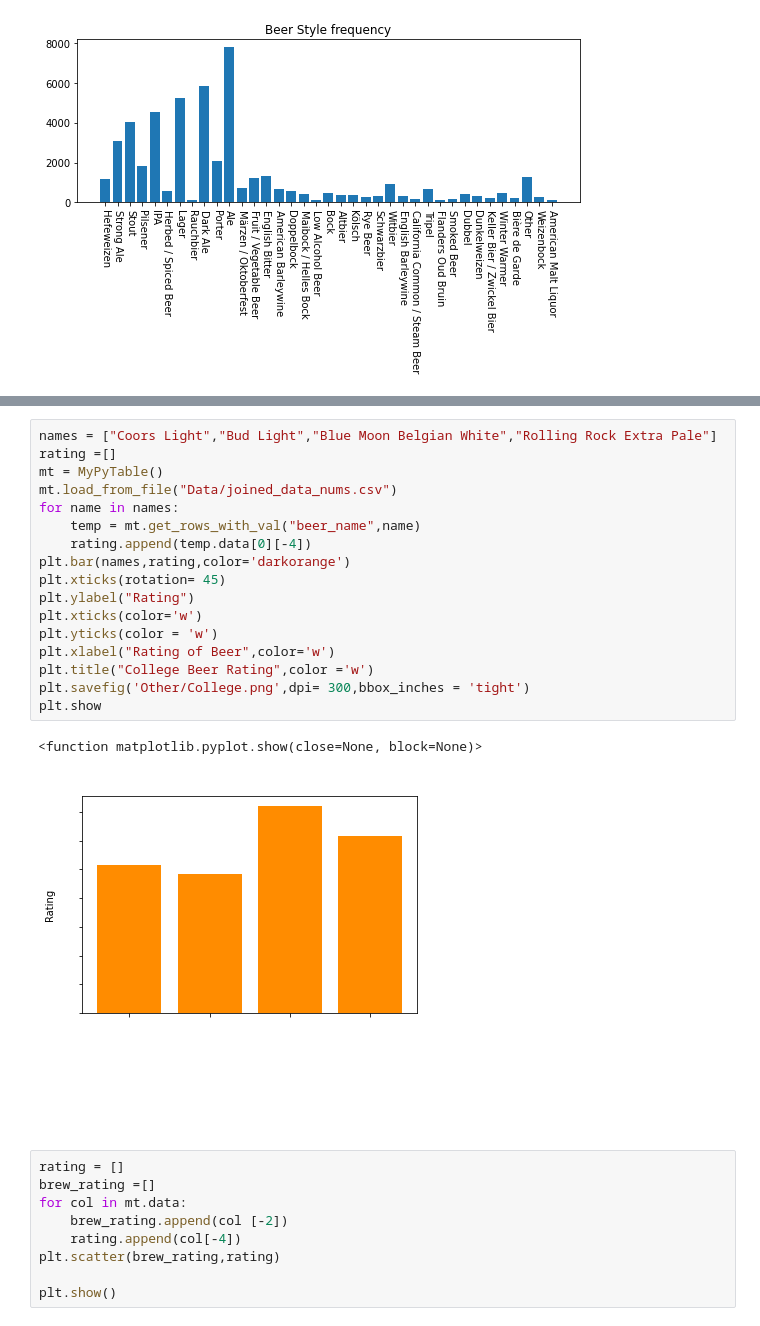
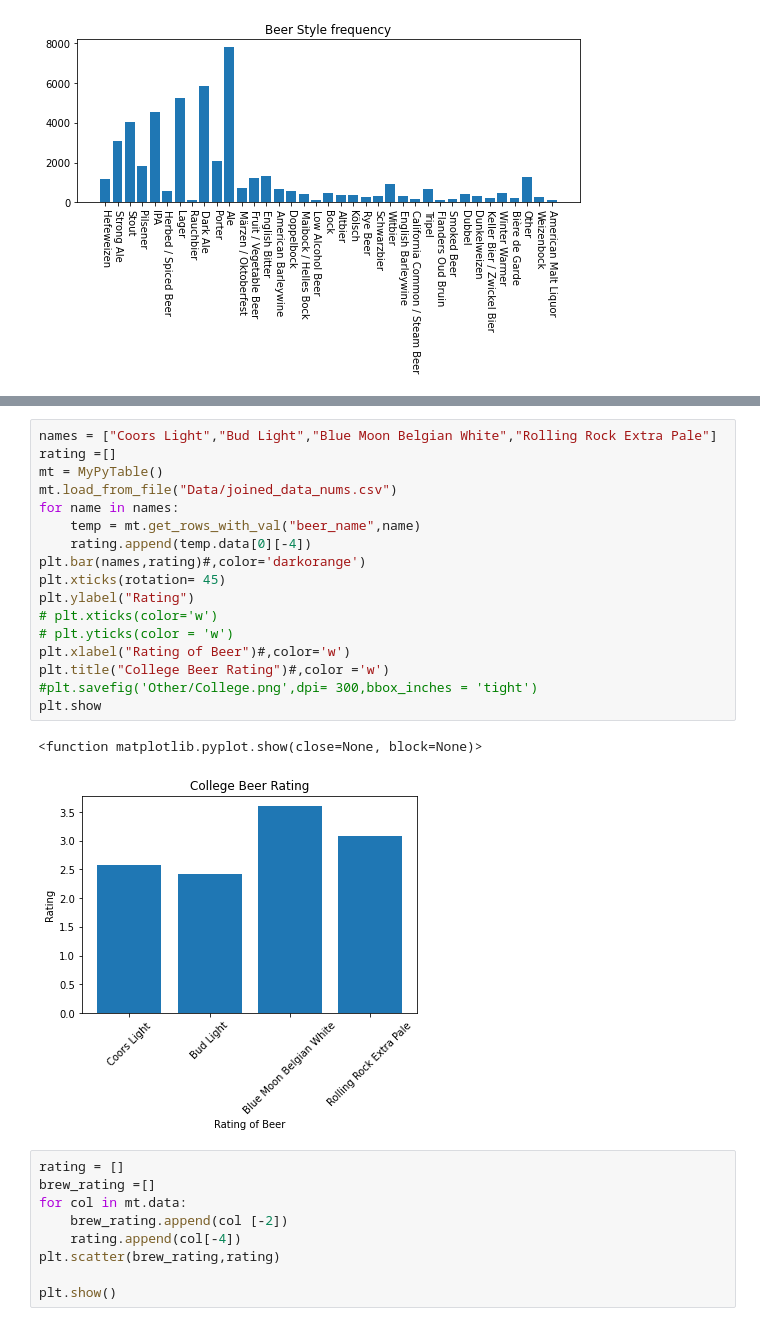
Before and after one commit to GoneSahlin/CPSC322-Final-Project, a Jupyter notebook: exploratory_data_analysis.ipynb, the cells around one changed output, grey strips where cells are left out. Cells and saved outputs as stored; diff of their text form.

```diff
--- a/exploratory_data_analysis.ipynb
+++ b/exploratory_data_analysis.ipynb
@@ -78,23 +78,23 @@ plt.show()
 # %%
 names = ["Coors Light","Bud Light","Blue Moon Belgian White","Rolling Rock Extra Pale"]
 rating =[]
 mt = MyPyTable()
 mt.load_from_file("Data/joined_data_nums.csv")
 for name in names:
     temp = mt.get_rows_with_val("beer_name",name)
     rating.append(temp.data[0][-4])
-plt.bar(names,rating,color='darkorange')
+plt.bar(names,rating)#,color='darkorange')
 plt.xticks(rotation= 45)
 plt.ylabel("Rating")
-plt.xticks(color='w')
-plt.yticks(color = 'w')
-plt.xlabel("Rating of Beer",color='w')
-plt.title("College Beer Rating",color ='w')
-plt.savefig('Other/College.png',dpi= 300,bbox_inches = 'tight')
+# plt.xticks(color='w')
+# plt.yticks(color = 'w')
+plt.xlabel("Rating of Beer")#,color='w')
+plt.title("College Beer Rating")#,color ='w')
+#plt.savefig('Other/College.png',dpi= 300,bbox_inches = 'tight')
 plt.show
 # %% [output]
 <function matplotlib.pyplot.show(close=None, block=None)>
-[figure, old version]
+[figure, new version]
 # %%
 rating = []
 brew_rating =[]
```
Also changed, not shown: parts of 9 cells of this notebook, 21 other files.
